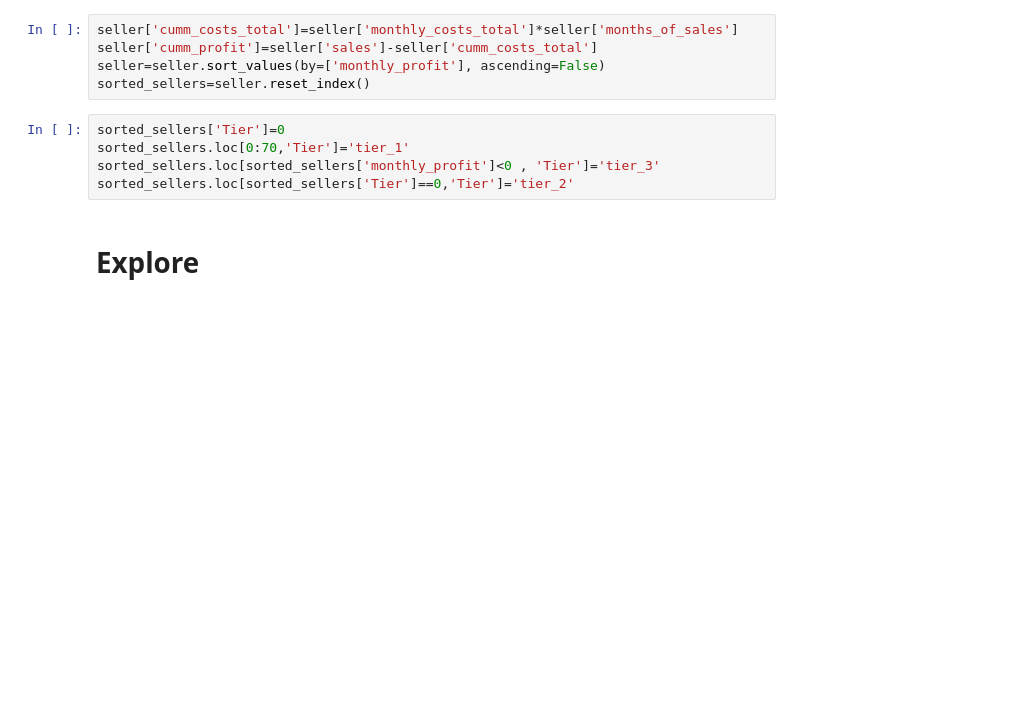
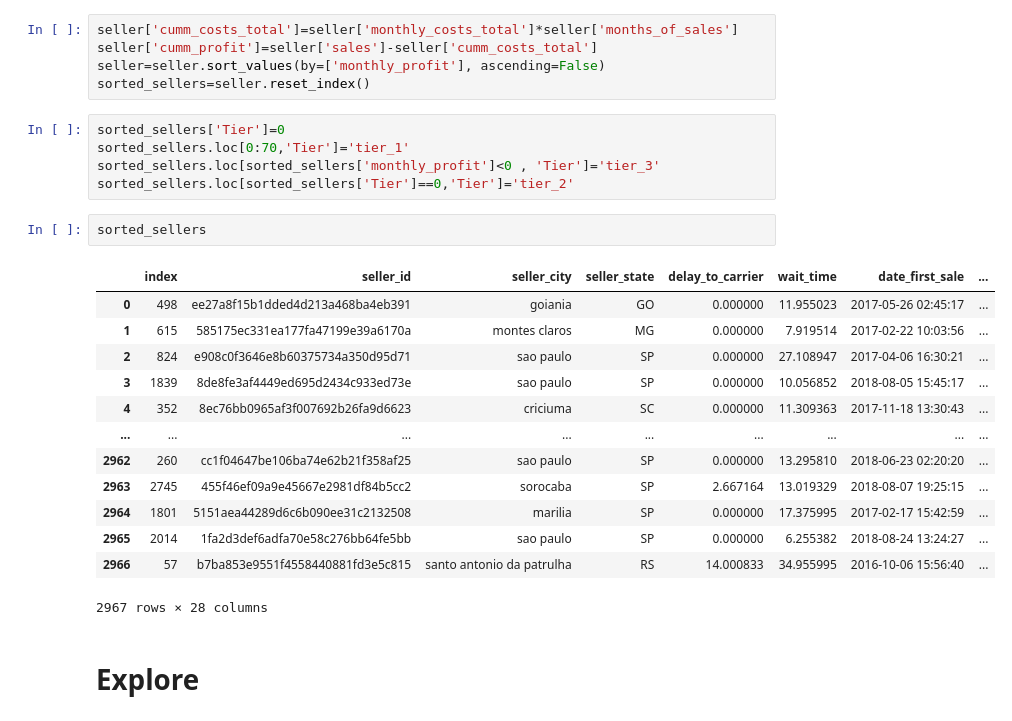
Before and after one commit to LouiseDantas/OLIST, a Jupyter notebook: olist_rev.ipynb, the cells around one changed output. Saved outputs shown, nothing was run; the diff lists cells and outputs as text; blank space fills up the shorter version.

```diff
--- a/olist_rev.ipynb
+++ b/olist_rev.ipynb
@@ -31,6 +31,22 @@ sorted_sellers['Tier']=0
 sorted_sellers.loc[0:70,'Tier']='tier_1'
 sorted_sellers.loc[sorted_sellers['monthly_profit']<0 , 'Tier']='tier_3'
 sorted_sellers.loc[sorted_sellers['Tier']==0,'Tier']='tier_2'
+# %%
+sorted_sellers
+# %% [output]
+|  | index | seller_id | seller_city | seller_state | delay_to_carrier | wait_time | date_first_sale | ... |
+| 0 | 498 | ee27a8f15b1dded4d213a468ba4eb391 | goiania | GO | 0.000000 | 11.955023 | 2017-05-26 02:45:17 | ... |
+| 1 | 615 | 585175ec331ea177fa47199e39a6170a | montes claros | MG | 0.000000 | 7.919514 | 2017-02-22 10:03:56 | ... |
+| 2 | 824 | e908c0f3646e8b60375734a350d95d71 | sao paulo | SP | 0.000000 | 27.108947 | 2017-04-06 16:30:21 | ... |
+| 3 | 1839 | 8de8fe3af4449ed695d2434c933ed73e | sao paulo | SP | 0.000000 | 10.056852 | 2018-08-05 15:45:17 | ... |
+| 4 | 352 | 8ec76bb0965af3f007692b26fa9d6623 | criciuma | SC | 0.000000 | 11.309363 | 2017-11-18 13:30:43 | ... |
+| ... | ... | ... | ... | ... | ... | ... | ... | ... |
+| 2962 | 260 | cc1f04647be106ba74e62b21f358af25 | sao paulo | SP | 0.000000 | 13.295810 | 2018-06-23 02:20:20 | ... |
+| 2963 | 2745 | 455f46ef09a9e45667e2981df84b5cc2 | sorocaba | SP | 2.667164 | 13.019329 | 2018-08-07 19:25:15 | ... |
+| 2964 | 1801 | 5151aea44289d6c6b090ee31c2132508 | marilia | SP | 0.000000 | 17.375995 | 2017-02-17 15:42:59 | ... |
+| 2965 | 2014 | 1fa2d3def6adfa70e58c276bb64fe5bb | sao paulo | SP | 0.000000 | 6.255382 | 2018-08-24 13:24:27 | ... |
+| 2966 | 57 | b7ba853e9551f4558440881fd3e5c815 | santo antonio da patrulha | RS | 14.000833 | 34.955995 | 2016-10-06 15:56:40 | ... |
+2967 rows × 28 columns
 # %% [markdown]
 # Explore
 # %%
```
Also changed, not shown: parts of 9 cells of this notebook.
